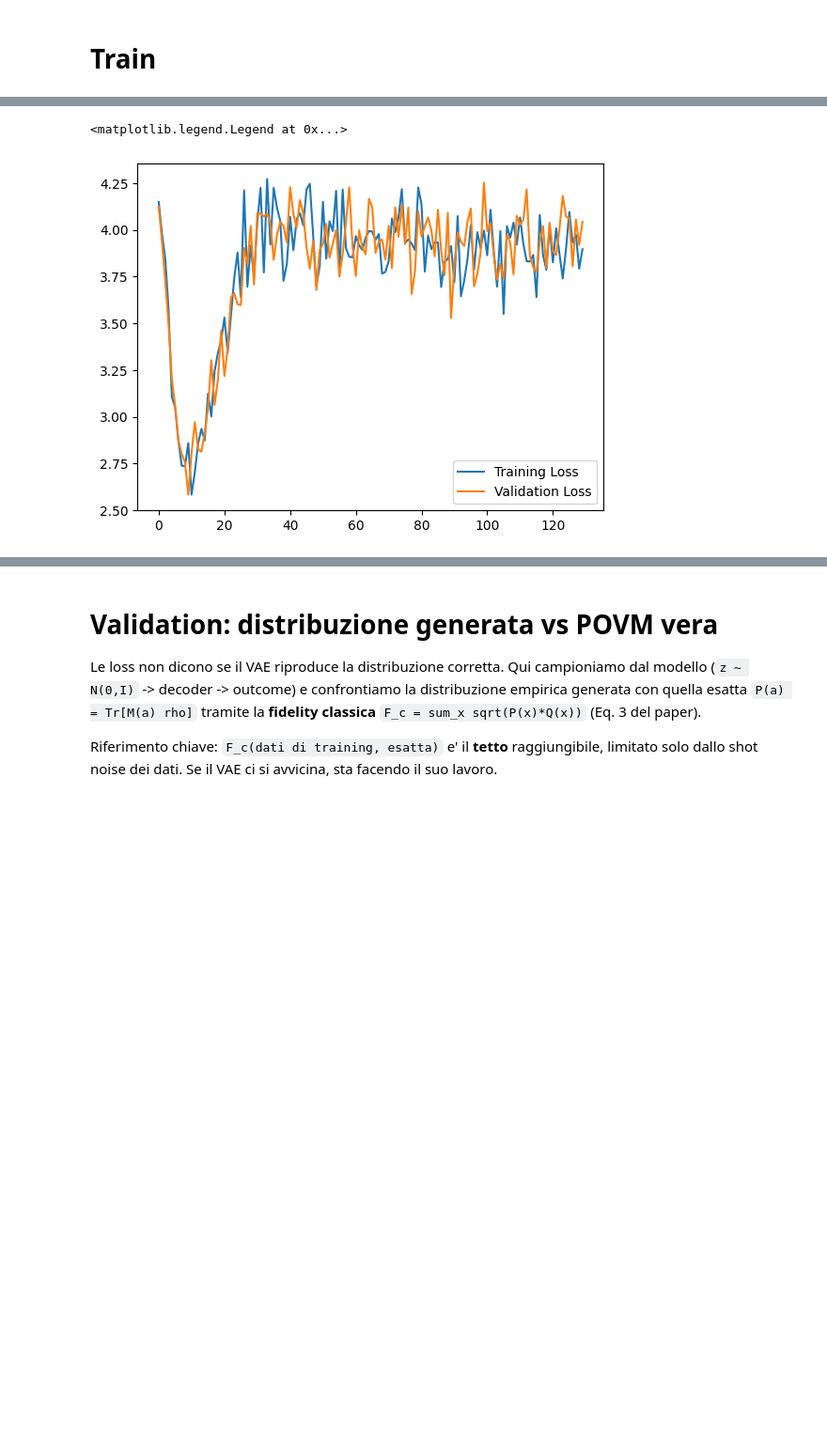
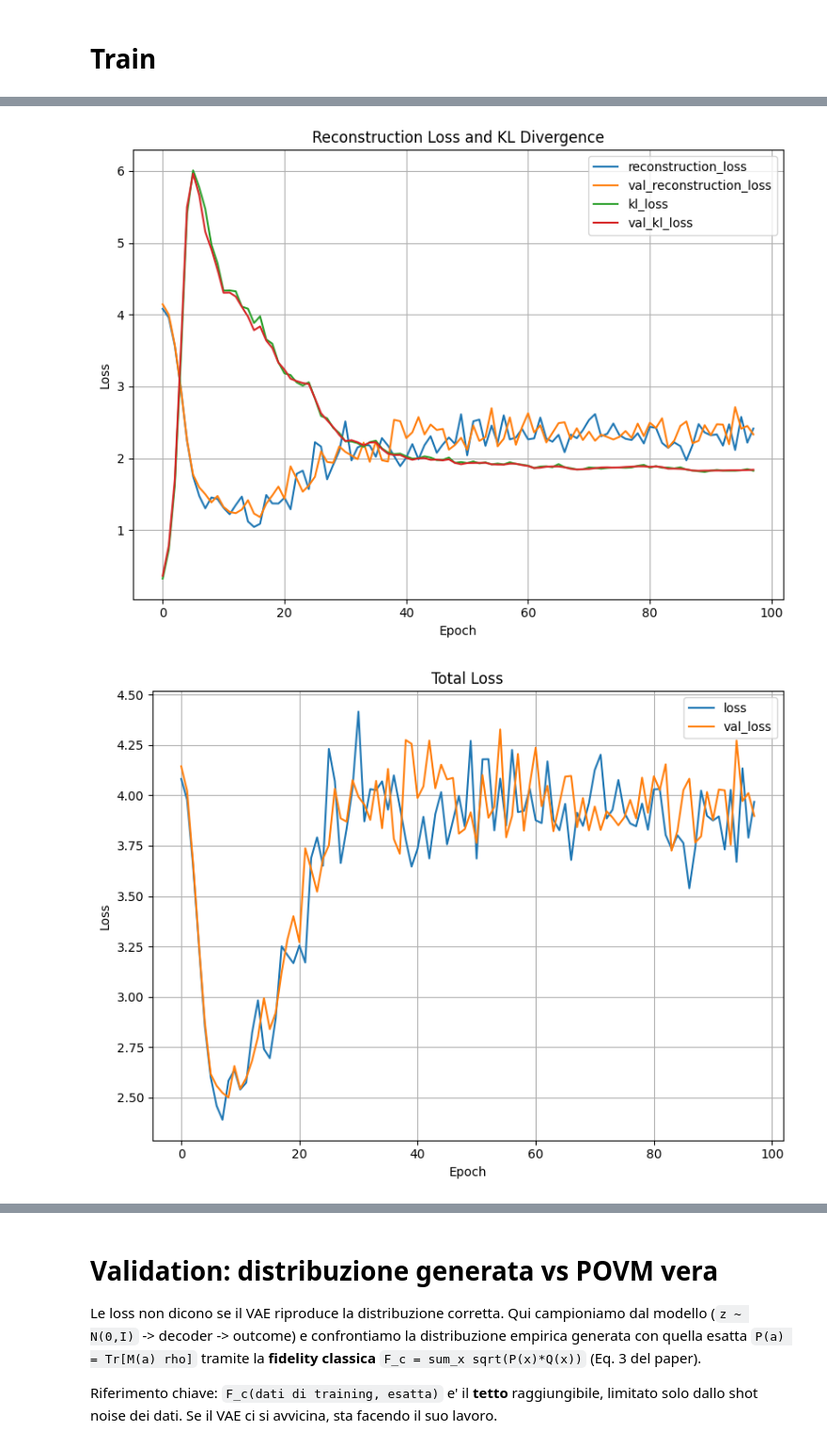
Before and after one commit to srazzetti/statistical-qst-vae, a Jupyter notebook: notebook/vae_training.ipynb, the cells around one changed output, grey strips where cells are left out. Shown at 94% size. Saved outputs shown, nothing was run; the diff lists cells and outputs as text; code cells hidden in the pictures; blank space fills up the shorter version.

```diff
--- a/notebook/vae_training.ipynb
+++ b/notebook/vae_training.ipynb
@@ -97,7 +134,8 @@ TypeError: Tensor is unhashable. Instead, use tensor.ref() as the key.
 # %%
-plt.plot(history.history["loss"], label="Training Loss")
-plt.plot(history.history["val_loss"], label="Validation Loss")
-plt.legend()
+# Plot the training and validation loss curves
+plots = Plots(history)
+plots.plot_reconstruction_and_kl_divergence()
+plots.plot_total_loss()
 # %% [output]
-<matplotlib.legend.Legend at 0x...>
-[figure, old version]
+[figure, new version]
+[figure, added]
```
Also changed, not shown: parts of 8 cells of this notebook, 2 other files.
